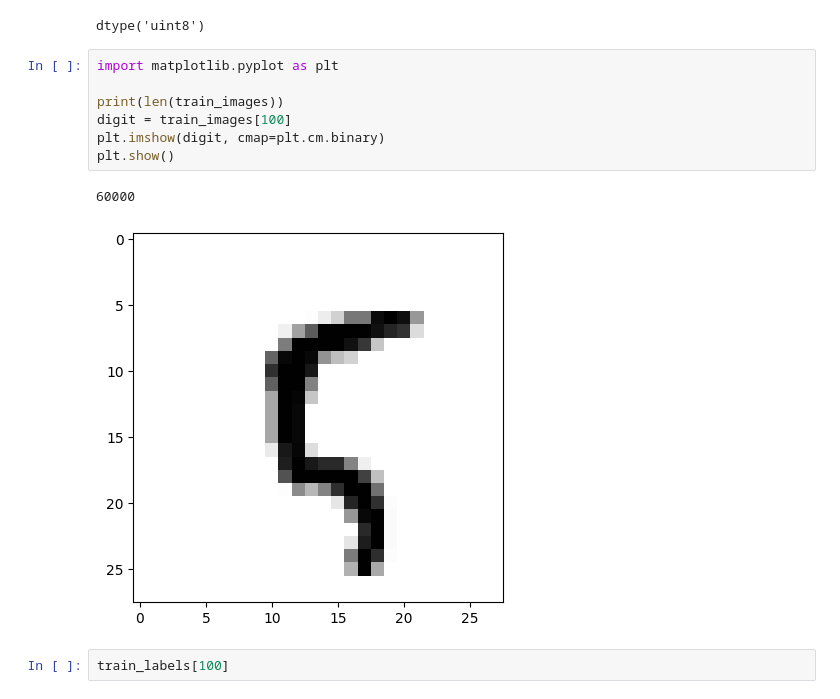
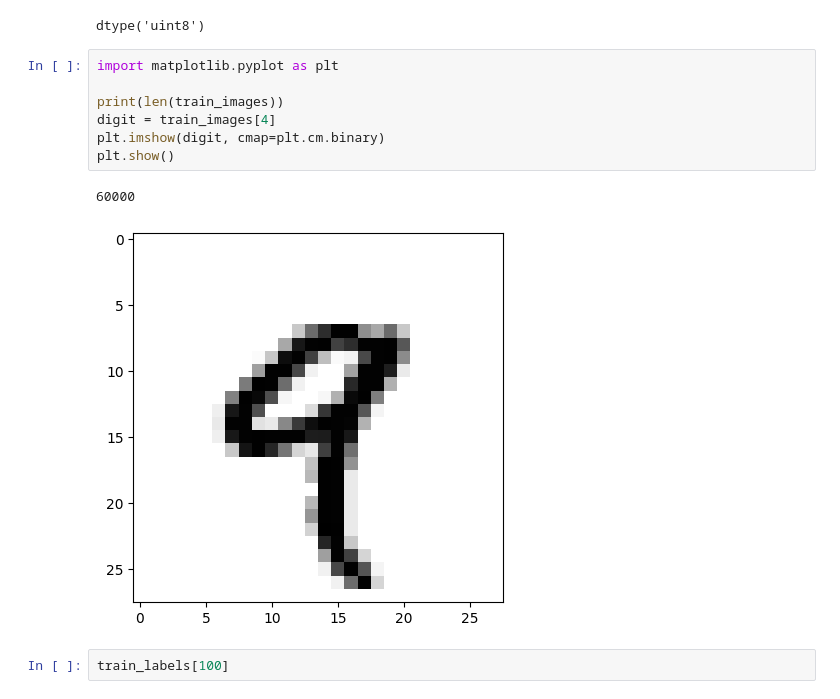
Before and after one commit to juanpajaro/aprendizaje_profundo_salud_puj_2026, a Jupyter notebook: Los_cimientos_de_redes_neuronales.ipynb, the cells around one changed output. Saved outputs shown, nothing was run; the diff lists cells and outputs as text.

Commit message:
Actualizacion de imagenes

```diff
--- a/Los_cimientos_de_redes_neuronales.ipynb
+++ b/Los_cimientos_de_redes_neuronales.ipynb
@@ -183,13 +221,13 @@ dtype('uint8')
 # %%
 import matplotlib.pyplot as plt
 
 print(len(train_images))
-digit = train_images[100]
+digit = train_images[4]
 plt.imshow(digit, cmap=plt.cm.binary)
 plt.show()
 # %% [output]
 60000
-[figure, old version]
+[figure, new version]
 # %%
 train_labels[100]
 # %% [output]
```
Also changed, not shown: parts of 27 cells of this notebook.
